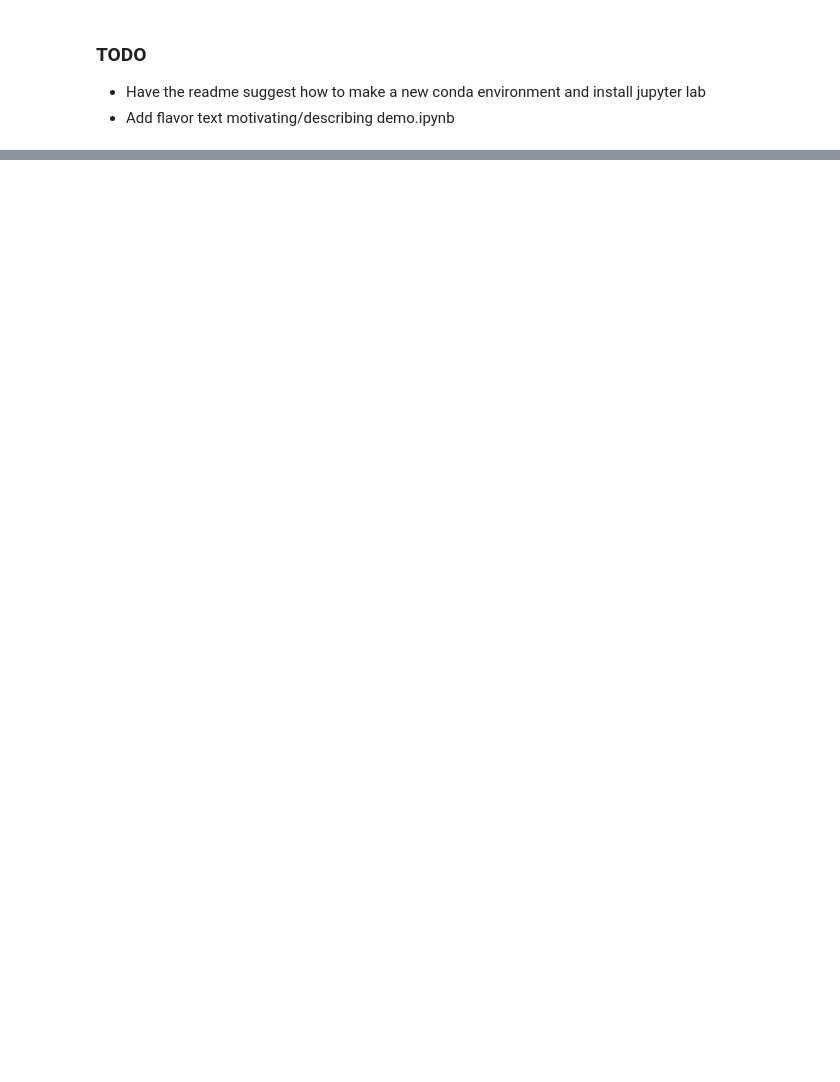
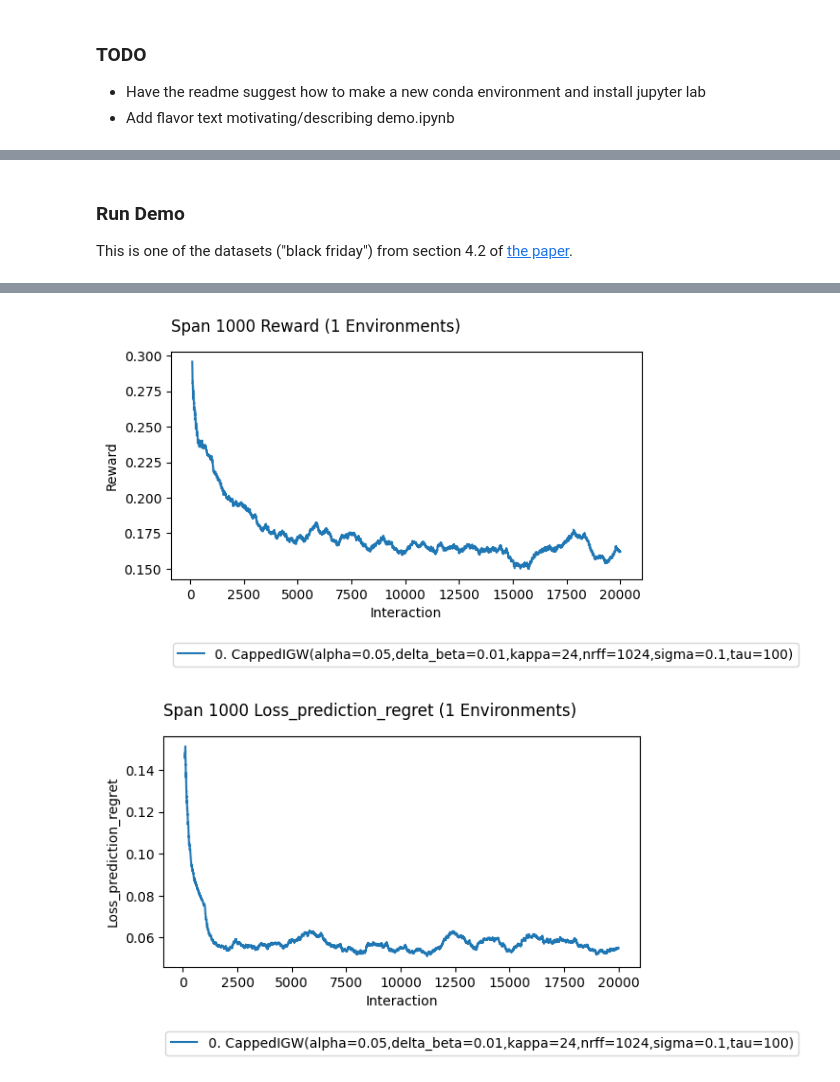
Before and after one commit to mrucker/onoff_experiments, a Jupyter notebook: demo/demo.ipynb, the cells around one changed output, grey strips where cells are left out. Saved outputs shown, nothing was run; the diff lists cells and outputs as text; code cells hidden in the pictures; blank space fills up the shorter version.

Commit message:
with one process, demo looks good

```diff
--- a/demo/demo.ipynb
+++ b/demo/demo.ipynb
@@ -43,15 +50,14 @@ class MyLossPredictor(LossPredictor):
     def predict(self, context: torch.Tensor, actions: torch.Tensor) -> Sequence[float]:
         with torch.no_grad():
             context = context.expand(len(actions),-1)
-            actions = actions.unsqueeze(1)
+            actions = 100*actions.unsqueeze(1)
             return self._cauchy_net.loss(torch.cat([context,actions],dim=1))
 
     #these are triples in parallel arrays (TODO: cleanup documentation)
     def learn(self, contexts: torch.Tensor, actions: Sequence[float], losses: Sequence[float]) -> None:
-
         with torch.no_grad():
             if contexts.dim() == 1: contexts = contexts.unsqueeze(0)
-            actions = torch.tensor(actions).unsqueeze(1)
+            actions = 100*torch.tensor(actions).unsqueeze(1)
 
             X = torch.cat([contexts,actions],dim=1)
             y = torch.tensor(losses)
@@ -114,0 +76,40 @@ result.plot_learners(y='loss_prediction_regret', span=2_000, xlim=(100,None))
+# %% [markdown]
+### Run Demo
+
+This is one of the datasets ("black friday") from section 4.2 of [the paper](https://arxiv.org/abs/2302.08551).
+# %%
+import torch
+import coba as cb
+import numpy as np
+from CappedIGW import CappedIGW
+from DataCleaning import MakeLosses, Tensorize
+
+#these dimensions are specific to openml dataset 41540
+context_dim, action_dim = 22, 1
+tzero = 100
+sigma = 1e-1
+gamma_tzero = 1e-4
+lr = 1e-2
+batch_size = 8
+n_batches = 2_500
+
+fhat = MyLossPredictor(
+    numrff=1024,
+    sigma=sigma,
+    in_features=context_dim+action_dim,
+    opt_factory=lambda params: torch.optim.Adam(params,lr=lr),
+    sched_factory=lambda opt: torch.optim.lr_scheduler.LambdaLR(opt, lr_lambda=lambda t:(1+t/tzero)**(-.5))
+)
+
+#this is the directory where the
+#openml data will be cached on disk
+cb.Environments.cache_dir('.coba_cache')
+
+env = cb.Environments.from_openml(data_id=41540,take=batch_size*n_batches
+                                 ).scale("med", "iqr").filter(MakeLosses()).repr('onehot').batch(batch_size).filter(Tensorize())
+lrn = CappedIGW(mu=UniformReferencePolicy(), fhat=fhat, gamma_sched=lambda t: (1 + t/gamma_tzero)**(0.5))
+
+result = cb.Experiment(env,lrn).run()
+result.plot_learners(y='reward'                , span=1_000, xlim=(100,None))
+result.plot_learners(y='loss_prediction_regret', span=1_000, xlim=(100,None))
+# %% [output]
@@ -114,0 +123,2 @@ result.plot_learners(y='loss_prediction_regret', span=2_000, xlim=(100,None))
+[figure, added]
+[figure, added]
```
Also changed, not shown: parts of 4 cells of this notebook.
